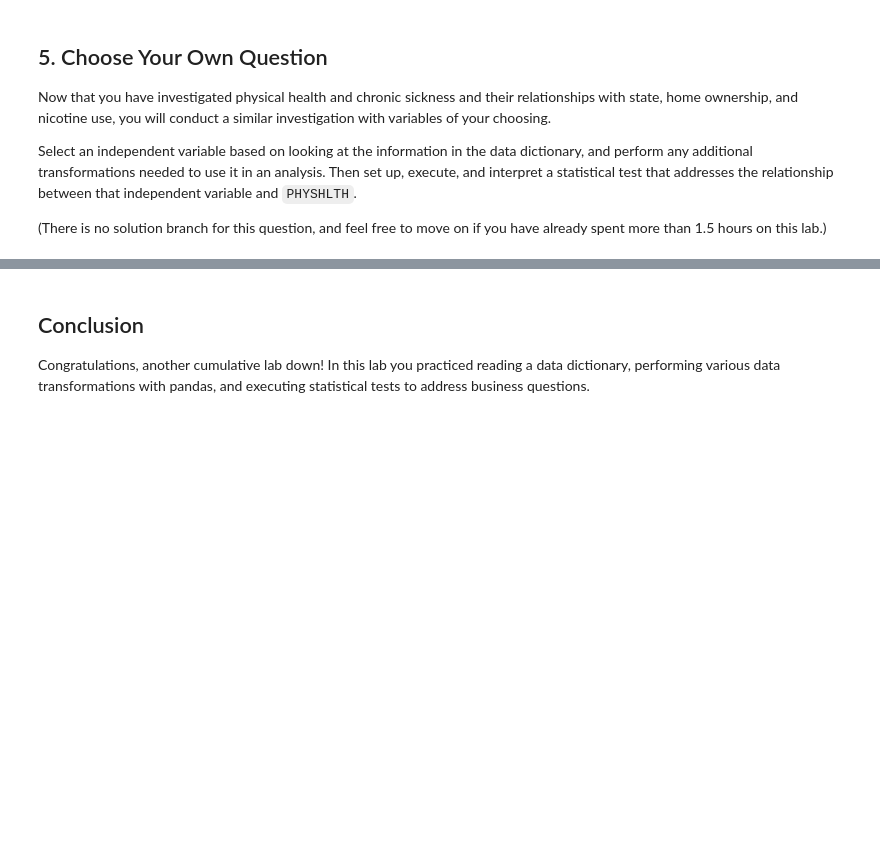
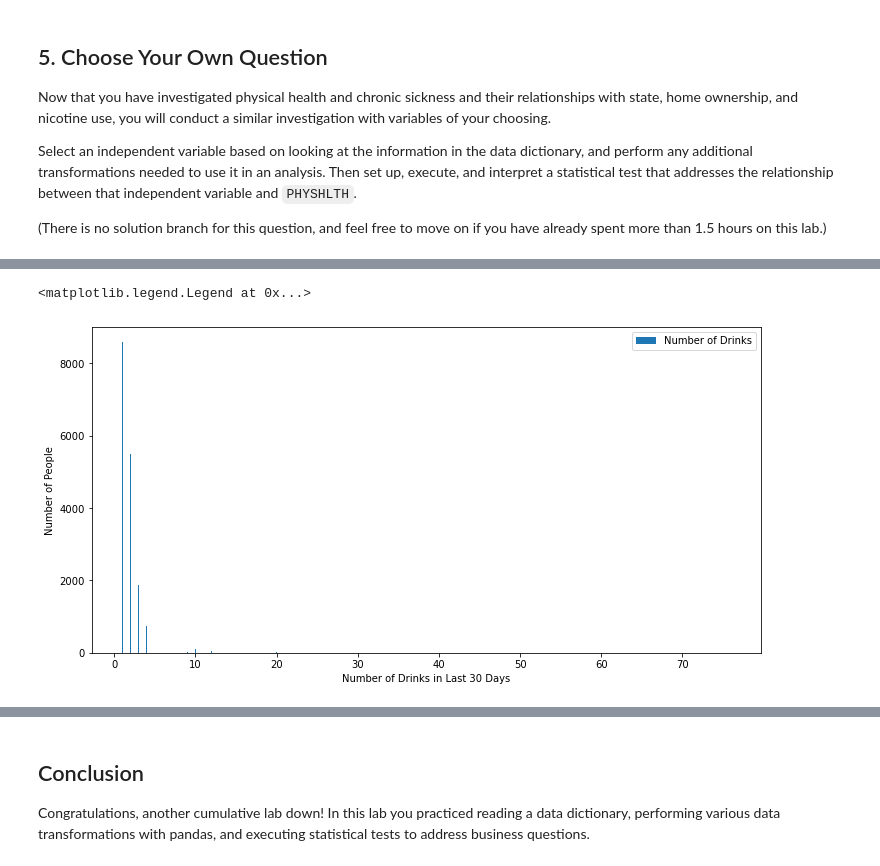
Before and after one commit to daviderics/dsc-hypothesis-testing-lab, a Jupyter notebook: index.ipynb, the cells around one changed output, grey strips where cells are left out. Drawn from its saved outputs; the diff is of its cells as text; code cells hidden in the pictures; blank space fills up the shorter version.

```diff
--- a/index.ipynb
+++ b/index.ipynb
@@ -369,5 +445,7 @@ If a record matches one or more of the above criteria, `NICOTINE_USE` should be
 # %%
 # Your code here
-
+# Initialize with all 0's
+df["NICOTINE_USE"] = 0
+df["NICOTINE_USE"] = 1*((df.SMOKE100 == 1) | (df.USENOW3 == 1) | (df.USENOW3 == 2) | (df.ECIGARET == 1))
 # Look at the distribution of values
 df["NICOTINE_USE"].value_counts(normalize=True)
@@ -377,6 +459,6 @@ This time, let's treat health status as a categorical variable. We'll say that a
 In the cell below, create a new column of `df` called `CHRONIC`, which is 0 for records where `PHYSHLTH` is less than 15, and 1 for records where `PHYSHLTH` is 15 or more.
 # %%
 # Your code here
-
+df["CHRONIC"] = 1*(df.PHYSHLTH >= 15)
 # View the distribution of the newly-created column
 df["CHRONIC"].value_counts()
@@ -423,0 +564,4 @@ Select an independent variable based on looking at the information in the data d
+# %%
+df.drop(df.index[df.AVEDRNK2 == 77], inplace = True)
+df.drop(df.index[df.AVEDRNK2 == 99], inplace = True)
+df.drop(df.index[df['AVEDRNK2'].isna()], inplace = True)
@@ -423,0 +588,10 @@ Select an independent variable based on looking at the information in the data d
+# %%
+fig, ax = plt.subplots( figsize = (12,6))
+
+ax.hist(df.AVEDRNK2, label = ['Number of Drinks'], bins = 'auto' , align = 'left')
+ax.set_ylabel('Number of People')
+ax.set_xlabel('Number of Drinks in Last 30 Days')
+ax.legend()
+# %% [output]
+<matplotlib.legend.Legend at 0x...>
+[figure, added]
```
Also changed, not shown: parts of 30 cells of this notebook.
